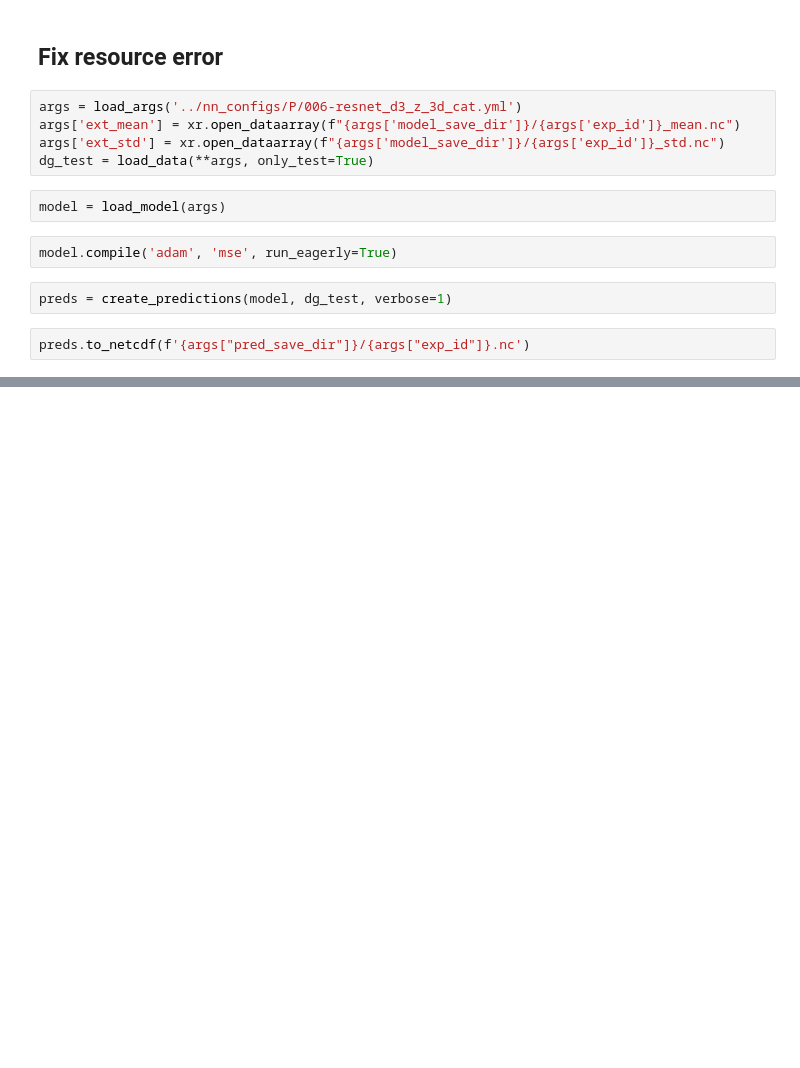
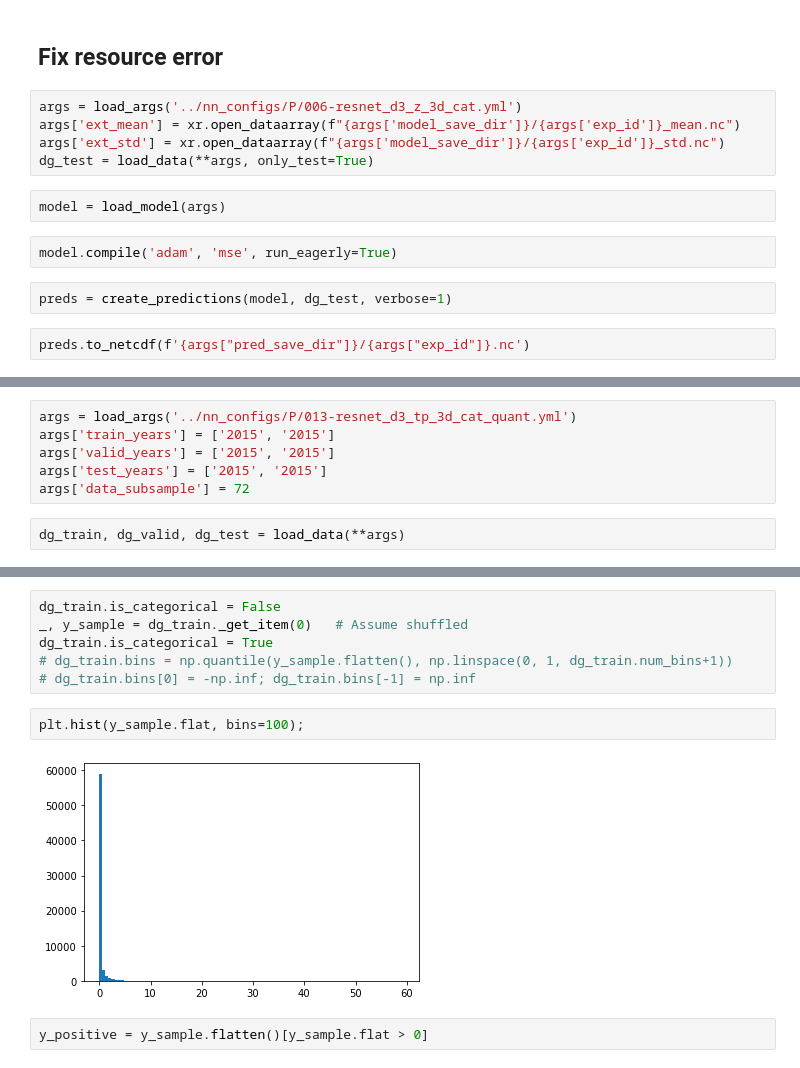
Before and after one commit to sagar-garg/WeatherBench, a Jupyter notebook: devlog/32-categorical.ipynb, the cells around one changed output, grey strips where cells are left out. Saved outputs shown, nothing was run; the diff lists cells and outputs as text; blank space fills up the shorter version.

```diff
--- a/devlog/32-categorical.ipynb
+++ b/devlog/32-categorical.ipynb
@@ -632,0 +692,8 @@ preds.to_netcdf(f'{args["pred_save_dir"]}/{args["exp_id"]}.nc')
+# %%
+args = load_args('../nn_configs/P/013-resnet_d3_tp_3d_cat_quant.yml')
+args['train_years'] = ['2015', '2015']
+args['valid_years'] = ['2015', '2015']
+args['test_years'] = ['2015', '2015']
+args['data_subsample'] = 72
+# %%
+dg_train, dg_valid, dg_test = load_data(**args)
@@ -632,0 +729,12 @@ preds.to_netcdf(f'{args["pred_save_dir"]}/{args["exp_id"]}.nc')
+# %%
+dg_train.is_categorical = False
+_, y_sample = dg_train._get_item(0)   # Assume shuffled
+dg_train.is_categorical = True
+# dg_train.bins = np.quantile(y_sample.flatten(), np.linspace(0, 1, dg_train.num_bins+1))
+# dg_train.bins[0] = -np.inf; dg_train.bins[-1] = np.inf
+# %%
+plt.hist(y_sample.flat, bins=100);
+# %% [output]
+[figure, added]
+# %%
+y_positive = y_sample.flatten()[y_sample.flat > 0]
```
Also changed, not shown: parts of 21 cells of this notebook, 3 other files.
